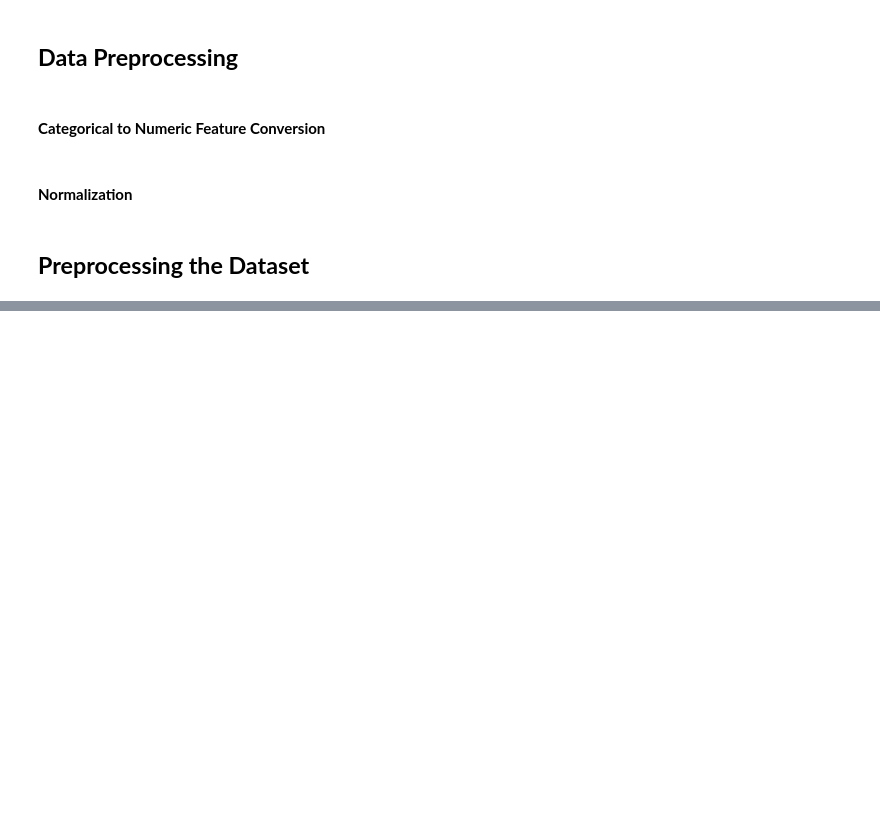
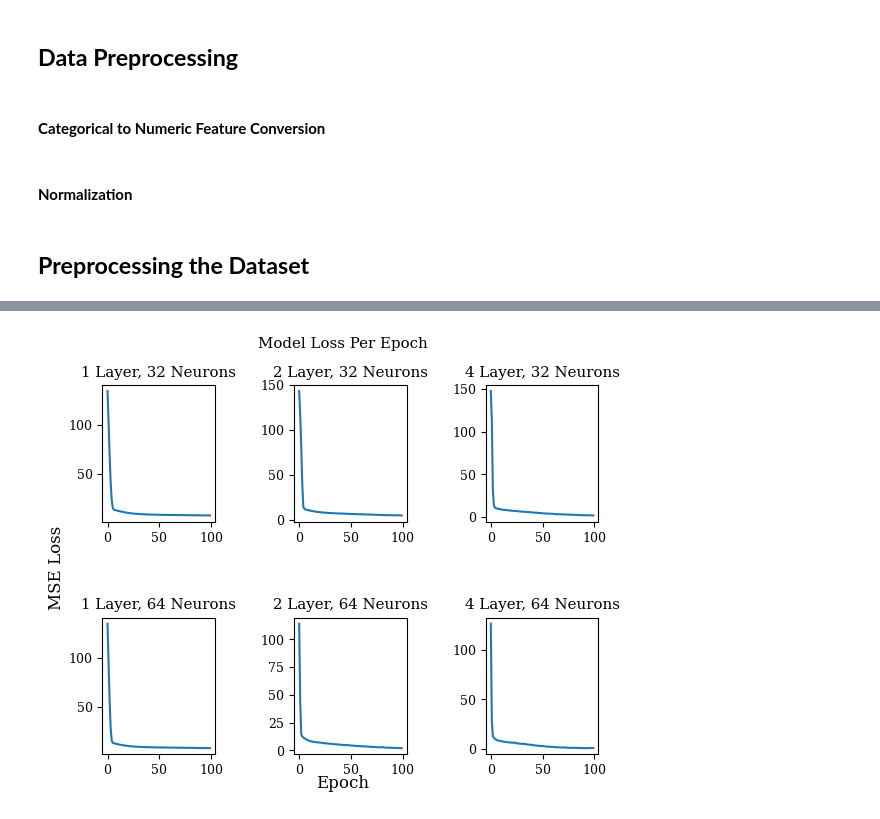
Before and after one commit to cLawson101/SDS-384-Final-Project, a Jupyter notebook: NN.ipynb, the cells around one changed output, grey strips where cells are left out. Drawn from its saved outputs; the diff is of its cells as text; code cells hidden in the pictures; blank space fills up the shorter version.

```diff
--- a/NN.ipynb
+++ b/NN.ipynb
@@ -44,7 +39,7 @@ def X_prep(X):
 #### **Normalization**
 # %%
 # Function: Normalizes each column by ranging the values from [0,1]
-def norm(X):
+def normalize(X):
     X_copy = X.copy()
     scaler = MinMaxScaler(feature_range=(0,1))
     return scaler.fit_transform(X_copy)
@@ -365,0 +70,18 @@ This exploration goes to show how deep a seemingly simple hypothesis/task can be
+# %%
+# Define networks
+predictorNet_1_32 = predictor(X.shape[1], 1, 32)
+predictorNet_2_32 = predictor(X.shape[1], 2, 32)
+predictorNet_1_64 = predictor(X.shape[1], 1, 64)
+predictorNet_2_64 = predictor(X.shape[1], 2, 64)
+predictorNet_4_32 = predictor(X.shape[1], 4, 32)
+predictorNet_4_64 = predictor(X.shape[1], 4, 64)
+
+# Train networks and get loss per epoch
+epochs = 100
+batch_size = 32
+loss_1_32 = predictorNet_1_32.fit(X, y, epochs = epochs, batch_size = batch_size).history['loss']
+loss_2_32 = predictorNet_2_32.fit(X, y, epochs = epochs, batch_size = batch_size).history['loss']
+loss_1_64 = predictorNet_1_64.fit(X, y, epochs = epochs, batch_size = batch_size).history['loss']
+loss_2_64 = predictorNet_2_64.fit(X, y, epochs = epochs, batch_size = batch_size).history['loss']
+loss_4_32 = predictorNet_4_32.fit(X, y, epochs = epochs, batch_size = batch_size).history['loss']
+loss_4_64 = predictorNet_4_64.fit(X, y, epochs = epochs, batch_size = batch_size).history['loss']
@@ -365,0 +106,36 @@ This exploration goes to show how deep a seemingly simple hypothesis/task can be
+# %%
+# Plot the loss per epoch for each model
+plt.rcParams['font.family'] = 'serif'
+plt.rcParams['font.size'] = 9
+fig, axs = plt.subplots(2, 3)
+num_epochs = np.arange(epochs)
+fig.suptitle('Model Loss Per Epoch')
+fig.text(0.5, 0.04, 'Epoch', ha='center', fontsize=12)
+fig.text(0.04, 0.5, 'MSE Loss', va='center', rotation='vertical', fontsize=12)
+fig.subplots_adjust(wspace=0.7, hspace=0.7)
+
+axs[0, 0].plot(num_epochs, loss_1_32)
+axs[0, 0].set_title("1 Layer, 32 Neurons")
+
+axs[0, 1].plot(num_epochs, loss_2_32)
+axs[0, 1].set_title("2 Layer, 32 Neurons")
+
+axs[1, 0].plot(num_epochs, loss_1_64)
+axs[1, 0].set_title("1 Layer, 64 Neurons")
+
+axs[1, 1].plot(num_epochs, loss_2_64)
+axs[1, 1].set_title("2 Layer, 64 Neurons")
+
+axs[0, 2].plot(num_epochs, loss_4_32)
+axs[0, 2].set_title("4 Layer, 32 Neurons")
+
+axs[1, 2].plot(num_epochs, loss_4_64)
+axs[1, 2].set_title("4 Layer, 64 Neurons")
+
+print(f'1 Layer 32 Neuron Final Loss: {loss_1_32[-1]}')
+print(f'2 Layer 32 Neuron Final Loss: {loss_2_32[-1]}')
+print(f'1 Layer 64 Neuron Final Loss: {loss_1_64[-1]}')
+print(f'2 Layer 64 Neuron Final Loss: {loss_2_64[-1]}')
+print(f'4 Layer 32 Neuron Final Loss: {loss_4_32[-1]}')
+print(f'4 Layer 64 Neuron Final Loss: {loss_4_64[-1]}')
+# %% [output]
@@ -365,0 +148 @@ This exploration goes to show how deep a seemingly simple hypothesis/task can be
+[figure, added]
```
Also changed, not shown: parts of 43 cells of this notebook, 3 other files.
